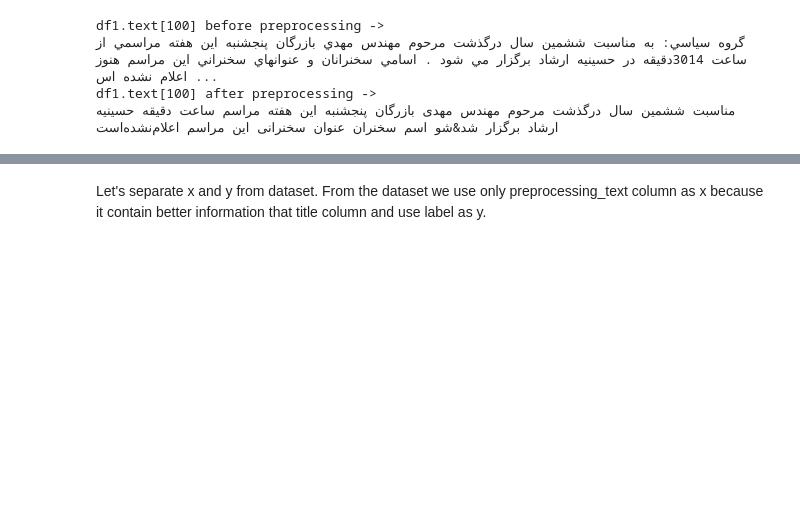
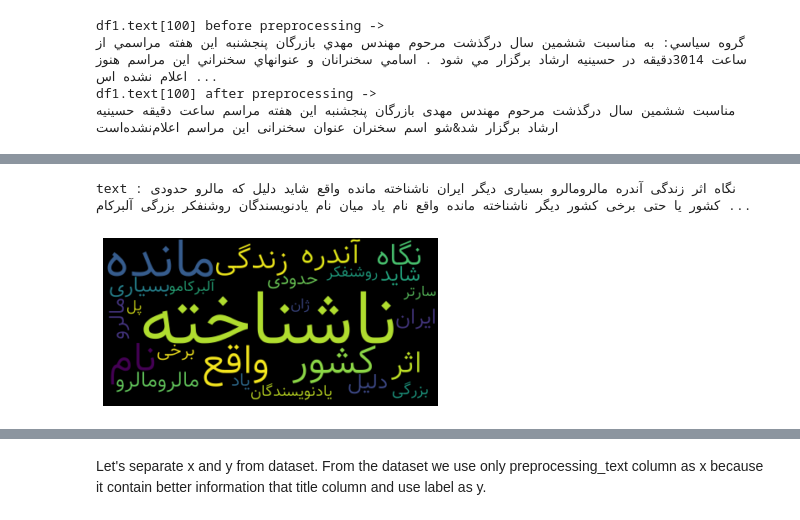
Before and after one commit to ZahraDehghani99/AI-Internship, a Jupyter notebook: Phase05_NLP_With_Neural_Networks/Phase05_NLP_With_Neural_Networks.ipynb, the cells around one changed output, grey strips where cells are left out. Drawn from its saved outputs; the diff is of its cells as text; code cells hidden in the pictures; blank space fills up the shorter version.

Commit message:
Add wordcloud.

```diff
--- a/Phase05_NLP_With_Neural_Networks/Phase05_NLP_With_Neural_Networks.ipynb
+++ b/Phase05_NLP_With_Neural_Networks/Phase05_NLP_With_Neural_Networks.ipynb
@@ -768,8 +777,8 @@ df1['preprocessing_text'] = df1['text'].parallel_apply(lambda text: data_preproc
 # #Save dataframe
 # df1.to_pickle('/content/drive/MyDrive/AI-Internship/hamshahri_preprocessed')
 # %%
-# #load the preprocessing dataframe
-# df = pd.read_pickle(r'/content/drive/MyDrive/AI-Internship/hamshahri_preprocessed')
+#load the preprocessing dataframe
+df1 = pd.read_pickle(r'/content/drive/MyDrive/AI-Internship/hamshahri_preprocessed')
 # %%
 df1.head()
 # %% [output]
@@ -793,0 +854,15 @@ df1.text[100] after preprocessing ->
+# %%
+# start with one text
+text = df1.preprocessing_text[0]
+print(f'text : {text}')
+
+# create and generate a word cloud image
+wordcloud = WordCloudFa().generate(text)
+
+# display the generated image
+plt.imshow(wordcloud, interpolation='bilinear')
+plt.axis('off')
+plt.show()
+# %% [output]
+text : نگاه اثر زندگی آندره مالرومالرو بسیاری دیگر ایران ناشناخته مانده واقع شاید دلیل که مالرو حدودی کشور یا حتی برخی کشور دیگر ناشناخته مانده واقع نام یاد میان نام یادنویسندگان روشنفکر بزرگی آلبرکام ...
+[figure, added]
```
Also changed, not shown: parts of 34 cells of this notebook.
